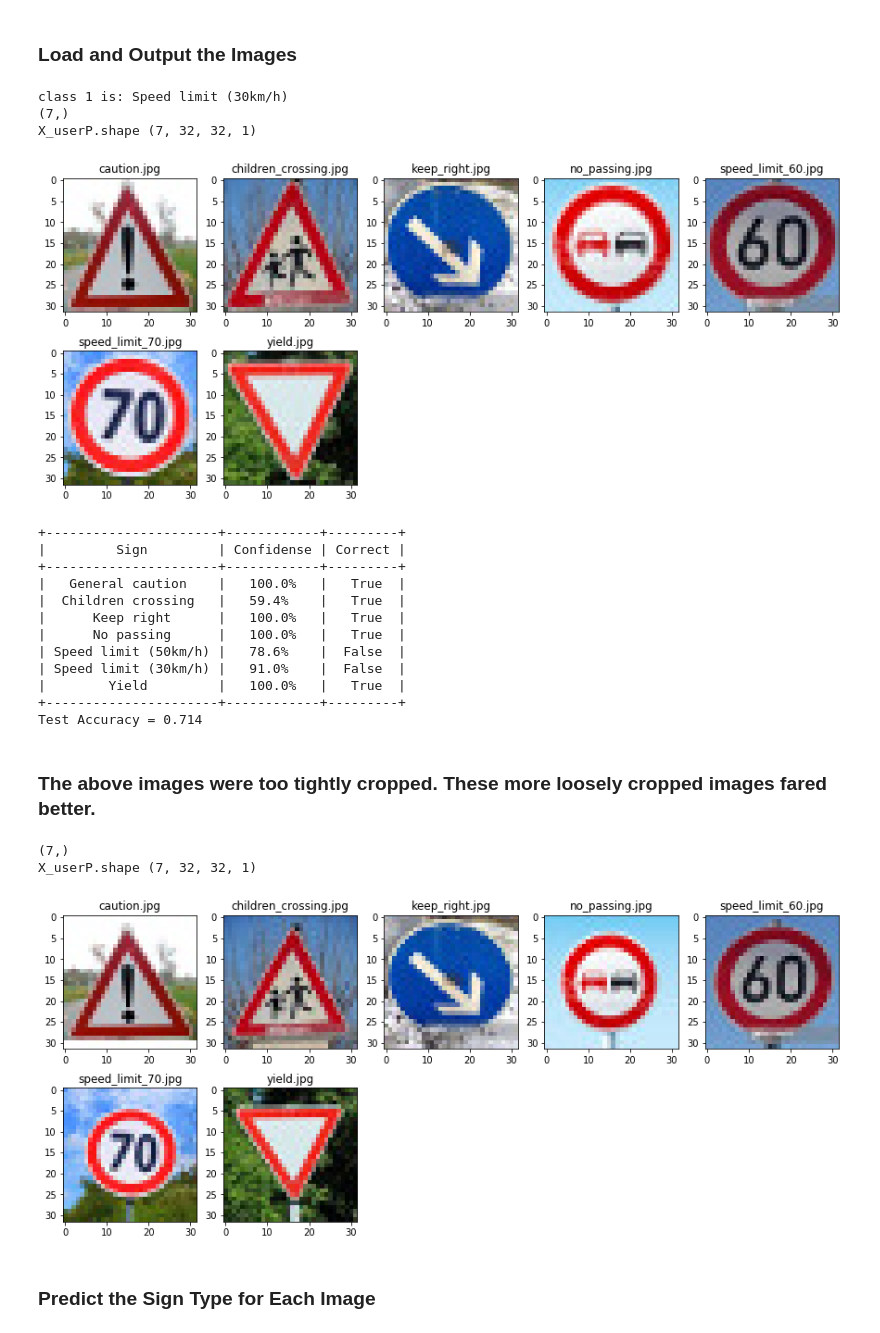
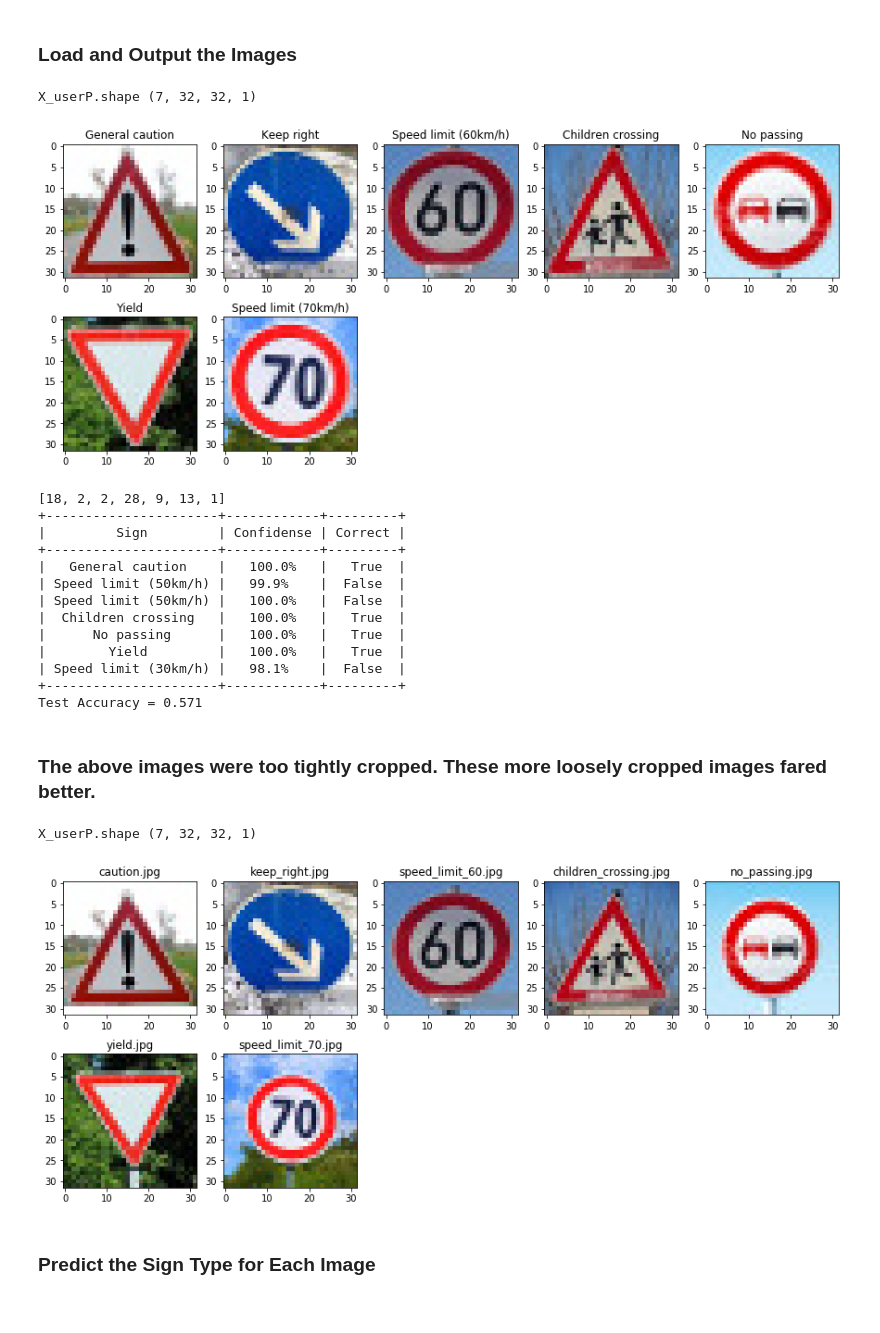
Before and after one commit to tawnkramer/CarND-Traffic-Sign-Classifier-Project, a Jupyter notebook: Traffic_Sign_Classifier.ipynb, the cells around one changed output. Cells and saved outputs as stored; diff of their text form; code cells hidden in the pictures.

```diff
--- a/Traffic_Sign_Classifier.ipynb
+++ b/Traffic_Sign_Classifier.ipynb
@@ -262,7 +292,7 @@ plt.rcdefaults()
 fig = plt.figure(figsize=(15,20))
 fig.suptitle("Randomly Augmented Images", fontsize=30)
 
-shadow_images = load_images('./shadows/*.png')
+shadow_images = load_shadow_images('./shadows/*.png')
 
 #sample N random images from data set
 for n in range(0, 10):
@@ -319,7 +355,8 @@ def async_aug(iNewData, origImg, shadows):
     return iNewData, resultImage
 
 def pre_process_aug(data_set, num_ch, label_set):
-    shadow_images = load_images('./shadows/*.png')
+    #we can load images, but the compositing is pretty slow.
+    shadow_images = load_shadow_images('./shadows/*.png')
 
     #double the count of images.
     new_shape = ( data_set.shape[0] * 2, data_set.shape[1], data_set.shape[2], data_set.shape[3])
@@ -364,6 +401,7 @@ def save_pickle(data, filename):
     pickle.dump(data, outfile)
     outfile.close()
 
+'''
 trainP_filename = 'trainp.pkl'
 
 #see if we have a saved version of the pre-processed data?
@@ -374,10 +412,15 @@ try:
 except:
     X_trainP, y_trainP = pre_process_aug(X_train, num_channels, y_train)
     save_pickle([X_trainP, y_trainP], trainP_filename)
+'''
+
+X_trainP, y_trainP = pre_process(X_train, num_channels, y_train)
+print('done pre_process train set')
 
 #we will not augment validation and test
 X_validP, y_validP = pre_process(X_valid, num_channels, y_valid)
+print('done pre_process validation set')
 X_testP, y_testP = pre_process(X_test, num_channels, y_test)
-
+print('done pre_process test set')
 print(X_trainP[1][1][1])
 # %% [output]
@@ -591,23 +640,23 @@ with open('signnames.csv', 'rt') as csvfile:
     for row in reader:
         sig_dict[int(row['ClassId'])] = row['SignName']
 
-print('class 1 is:', sig_dict[1])
+#print('class 1 is:', sig_dict[1])
 
 image_filenames = glob.glob('./german_signs/*.jpg')
 
 X_user = np.empty([len(image_filenames), image_shape[0], image_shape[1], 3])
 
 #our predictions based on human inspection
-y_user = np.array([18, 28, 38, 9, 3, 4, 13], dtype=np.int)
-print(y_user.shape)
+y_user = np.array([18, 38, 3, 28, 9, 13, 4], dtype=np.int)
 
 iImage = 0
 plt.figure(figsize=(15,20))
 
-for filename in image_filenames:
+for filename,label in zip(image_filenames, y_user):
     image = imread(filename)
     plt.subplot(6,5, iImage+1) # sets the number of images to show on each row and column
-    plt.title(os.path.basename(filename))
+    #plt.title(os.path.basename(filename))
+    plt.title(sig_dict[label])
     plt.imshow(image)
     X_user[iImage] = image
     iImage += 1
@@ -615,10 +664,8 @@ for filename in image_filenames:
 X_userP, y_user = pre_process(X_user, num_channels, y_user)
 print('X_userP.shape', X_userP.shape)
 # %% [output]
-class 1 is: Speed limit (30km/h)
-(7,)
 X_userP.shape (7, 32, 32, 1)
-[figure, old version]
+[figure, new version]
 # %%
 ### Run the predictions here and use the model to output the prediction for each image.
 ### Make sure to pre-process the images with the same pre-processing pipeline used earlier.
@@ -634,59 +681,61 @@ with tf.Session() as sess:
     predictions = np.argmax(output, axis=1)
     confidense = np.max(output, axis=1)
     table = prettytable.PrettyTable(['Sign', 'Confidense', 'Correct'])
+    pred = []
     for i in range(len(predictions)):
         p = predictions[i]
         c = confidense[i]
         a = y_user[i]
         v = a == p
         table.add_row([sig_dict[p], "{:.1f}%".format(c * 100), v])
-        #print(sig_dict[p], ", confidense", c, ", correct", v)
+        pred.append(p)
+        #print(sig_dict[p], p, ", confidense", c, ", correct", v)
 
+    print(pred)
     print(table.get_string())
     test_accuracy = evaluate(X_userP, y_user)
     print("Test Accuracy = {:.3f}".format(test_accuracy))
 # %% [output]
+[18, 2, 2, 28, 9, 13, 1]
 +----------------------+------------+---------+
 |         Sign         | Confidense | Correct |
 +----------------------+------------+---------+
 |   General caution    |   100.0%   |   True  |
-|  Children crossing   |   59.4%    |   True  |
-|      Keep right      |   100.0%   |   True  |
+| Speed limit (50km/h) |   99.9%    |  False  |
+| Speed limit (50km/h) |   100.0%   |  False  |
+|  Children crossing   |   100.0%   |   True  |
 |      No passing      |   100.0%   |   True  |
-| Speed limit (50km/h) |   78.6%    |  False  |
-| Speed limit (30km/h) |   91.0%    |  False  |
 |        Yield         |   100.0%   |   True  |
+| Speed limit (30km/h) |   98.1%    |  False  |
 +----------------------+------------+---------+
-Test Accuracy = 0.714
+Test Accuracy = 0.571
 # %% [markdown]
 ### The above images were too tightly cropped. These more loosely cropped images fared better.
 # %%
 #loosley cropped images:
 image_filenames = glob.glob('./german_signs_loosely_cropped/*.jpg')
 
 X_user = np.empty([len(image_filenames), image_shape[0], image_shape[1], 3])
 
 #our predictions based on human inspection
-y_user = np.array([18, 28, 38, 9, 3, 4, 13], dtype=np.int)
-print(y_user.shape)
+y_user = np.array([18, 38, 3, 28, 9, 13, 4], dtype=np.int)
 
 iImage = 0
 plt.figure(figsize=(15,20))
 
 for filename in image_filenames:
     image = imread(filename)
     plt.subplot(6,5, iImage+1) # sets the number of images to show on each row and column
     plt.title(os.path.basename(filename))
     plt.imshow(image)
     X_user[iImage] = image
     iImage += 1
 
 X_userP, y_user = pre_process(X_user, num_channels, y_user)
 print('X_userP.shape', X_userP.shape)
 # %% [output]
-(7,)
 X_userP.shape (7, 32, 32, 1)
-[figure, old version]
+[figure, new version]
 # %% [markdown]
 ### Predict the Sign Type for Each Image
 # %%
```
Also changed, not shown: parts of 12 cells of this notebook, 5 other files.
